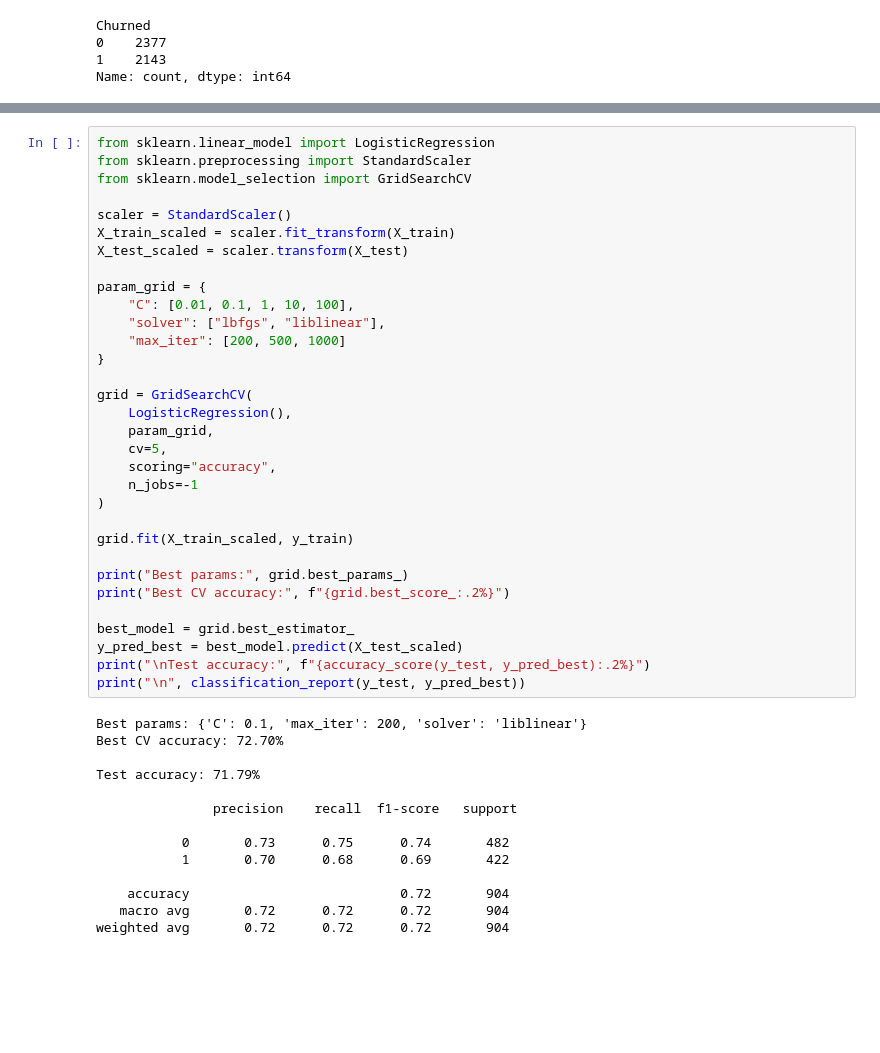
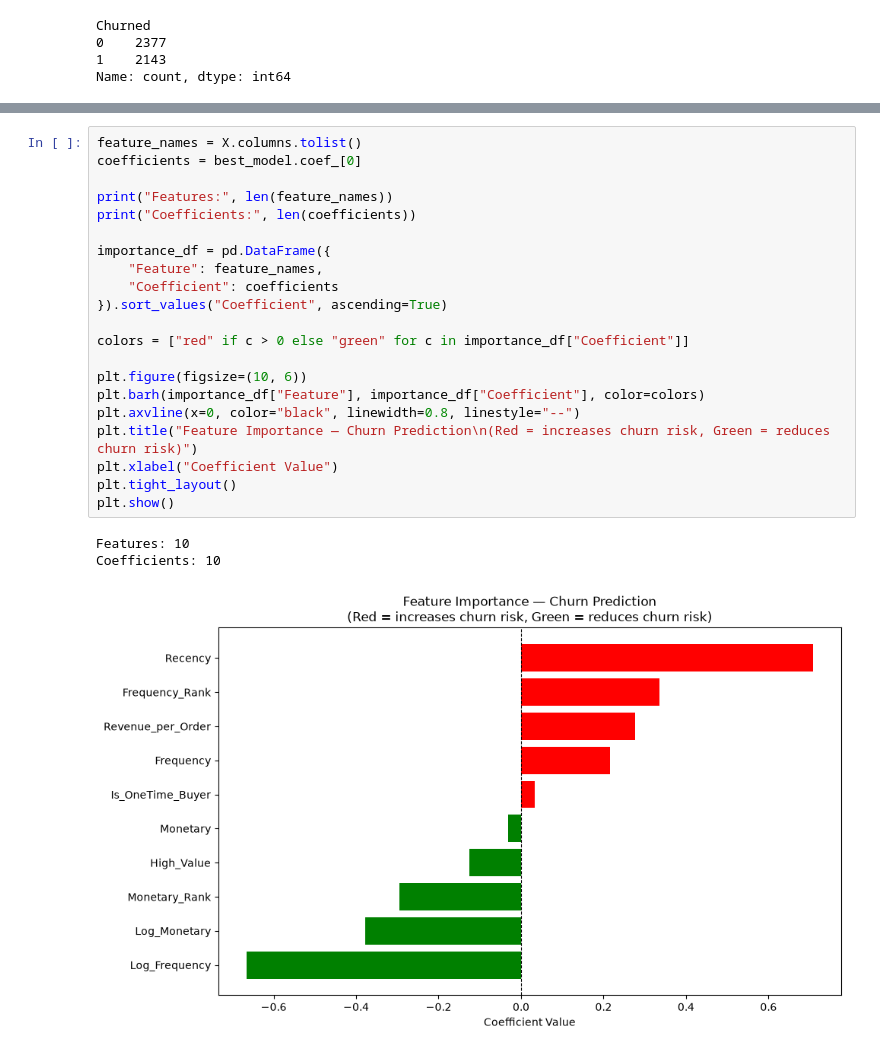
Before and after one commit to HarshithaAbbaiah/retail-clv-project, a Jupyter notebook: 04_churn_model.ipynb, the cells around one changed output, grey strips where cells are left out. Saved outputs shown, nothing was run; the diff lists cells and outputs as text; blank space fills up the shorter version.

```diff
--- a/04_churn_model.ipynb
+++ b/04_churn_model.ipynb
@@ -138,46 +199,25 @@ y = rfm["Churned"]
-# %%
-from sklearn.linear_model import LogisticRegression
-from sklearn.preprocessing import StandardScaler
-from sklearn.model_selection import GridSearchCV
-
-scaler = StandardScaler()
-X_train_scaled = scaler.fit_transform(X_train)
-X_test_scaled = scaler.transform(X_test)
-
-param_grid = {
-    "C": [0.01, 0.1, 1, 10, 100],
-    "solver": ["lbfgs", "liblinear"],
-    "max_iter": [200, 500, 1000]
-}
-
-grid = GridSearchCV(
-    LogisticRegression(),
-    param_grid,
-    cv=5,
-    scoring="accuracy",
-    n_jobs=-1
-)
-
-grid.fit(X_train_scaled, y_train)
-
-print("Best params:", grid.best_params_)
-print("Best CV accuracy:", f"{grid.best_score_:.2%}")
-
-best_model = grid.best_estimator_
-y_pred_best = best_model.predict(X_test_scaled)
-print("\nTest accuracy:", f"{accuracy_score(y_test, y_pred_best):.2%}")
-print("\n", classification_report(y_test, y_pred_best))
-# %% [output]
-Best params: {'C': 0.1, 'max_iter': 200, 'solver': 'liblinear'}
-Best CV accuracy: 72.70%
-
-Test accuracy: 71.79%
-
-               precision    recall  f1-score   support
-
-           0       0.73      0.75      0.74       482
-           1       0.70      0.68      0.69       422
-
-    accuracy                           0.72       904
-   macro avg       0.72      0.72      0.72       904
-weighted avg       0.72      0.72      0.72       904
+# %%
+feature_names = X.columns.tolist()
+coefficients = best_model.coef_[0]
+
+print("Features:", len(feature_names))
+print("Coefficients:", len(coefficients))
+
+importance_df = pd.DataFrame({
+    "Feature": feature_names,
+    "Coefficient": coefficients
+}).sort_values("Coefficient", ascending=True)
+
+colors = ["red" if c > 0 else "green" for c in importance_df["Coefficient"]]
+
+plt.figure(figsize=(10, 6))
+plt.barh(importance_df["Feature"], importance_df["Coefficient"], color=colors)
+plt.axvline(x=0, color="black", linewidth=0.8, linestyle="--")
+plt.title("Feature Importance — Churn Prediction\n(Red = increases churn risk, Green = reduces churn risk)")
+plt.xlabel("Coefficient Value")
+plt.tight_layout()
+plt.show()
+# %% [output]
+Features: 10
+Coefficients: 10
+[figure, added]
```
Also changed, not shown: parts of 14 cells of this notebook.
